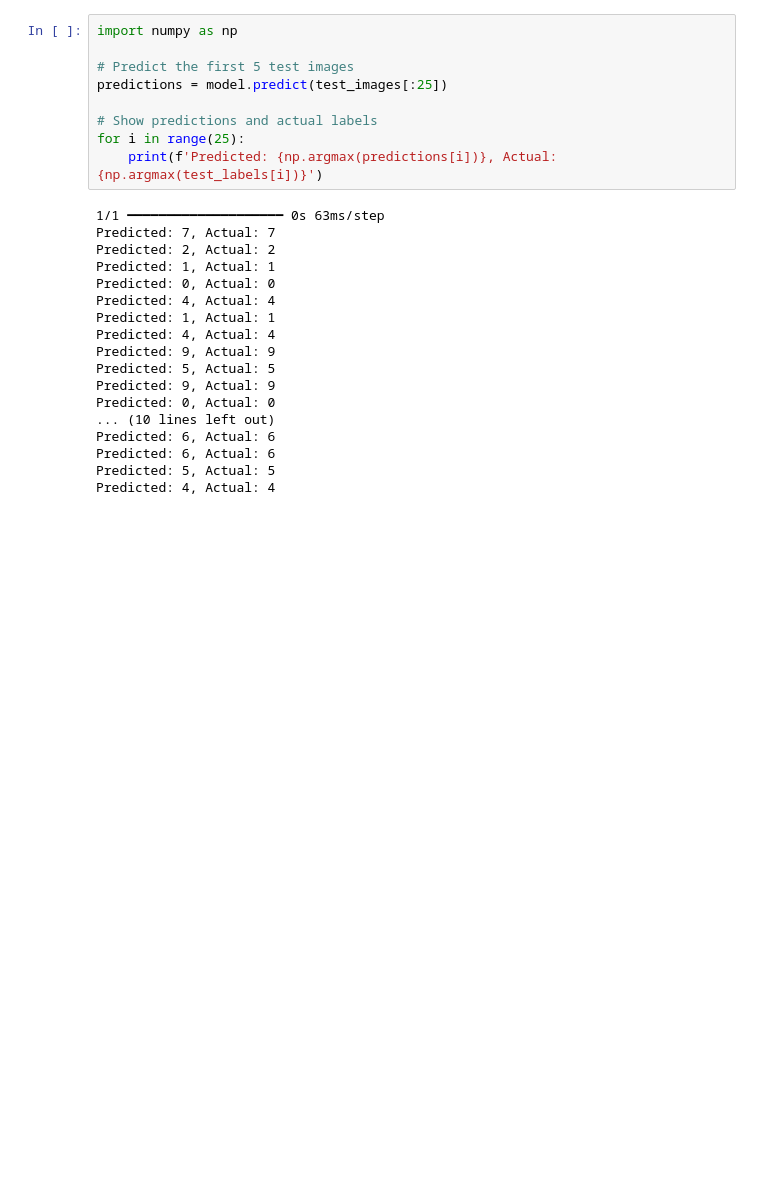
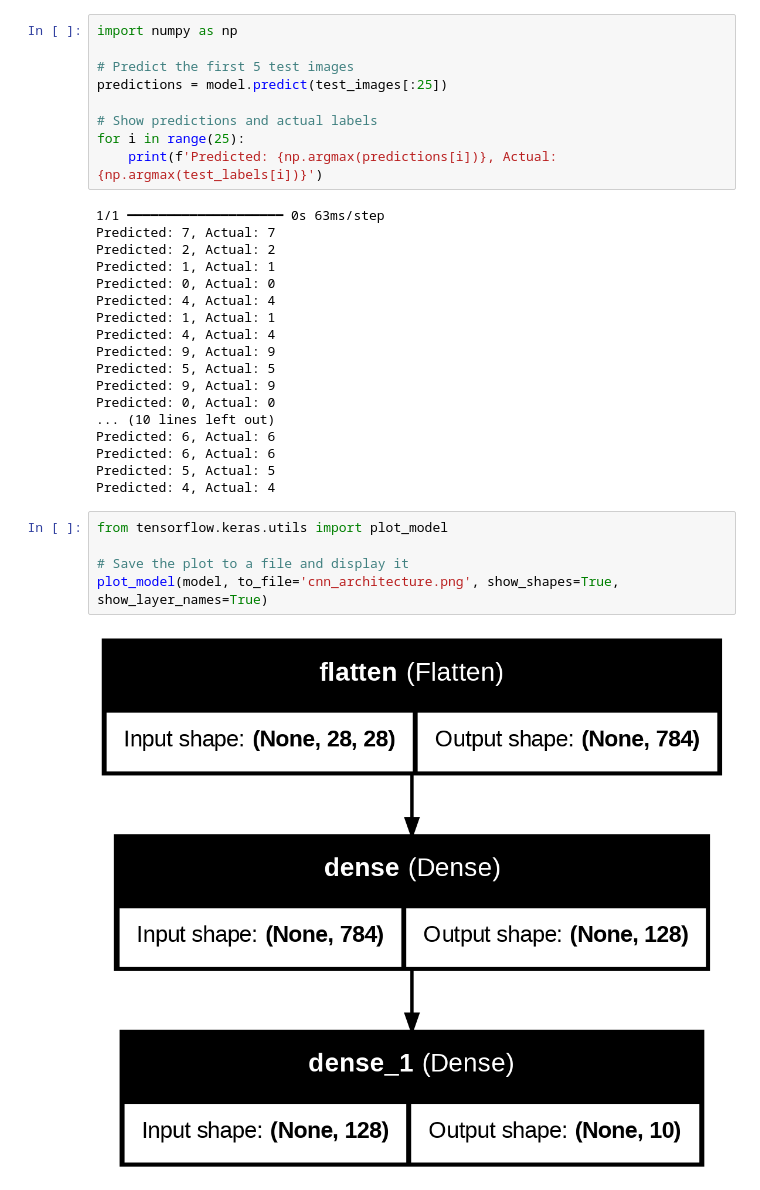
Before and after one commit to Olavo-DataScientist/MNIST-Keras-TF, a Jupyter notebook: MNIST_with_Keras_TF.ipynb, the cells around one changed output. Cells and saved outputs as stored; diff of their text form; blank space fills up the shorter version.

Commit message:
Plot CNN Graph

```diff
--- a/MNIST_with_Keras_TF.ipynb
+++ b/MNIST_with_Keras_TF.ipynb
@@ -108,3 +108,10 @@ Predicted: 6, Actual: 6
 Predicted: 6, Actual: 6
 Predicted: 5, Actual: 5
 Predicted: 4, Actual: 4
+# %%
+from tensorflow.keras.utils import plot_model
+
+# Save the plot to a file and display it
+plot_model(model, to_file='cnn_architecture.png', show_shapes=True, show_layer_names=True)
+# %% [output]
+[figure, added]
```
